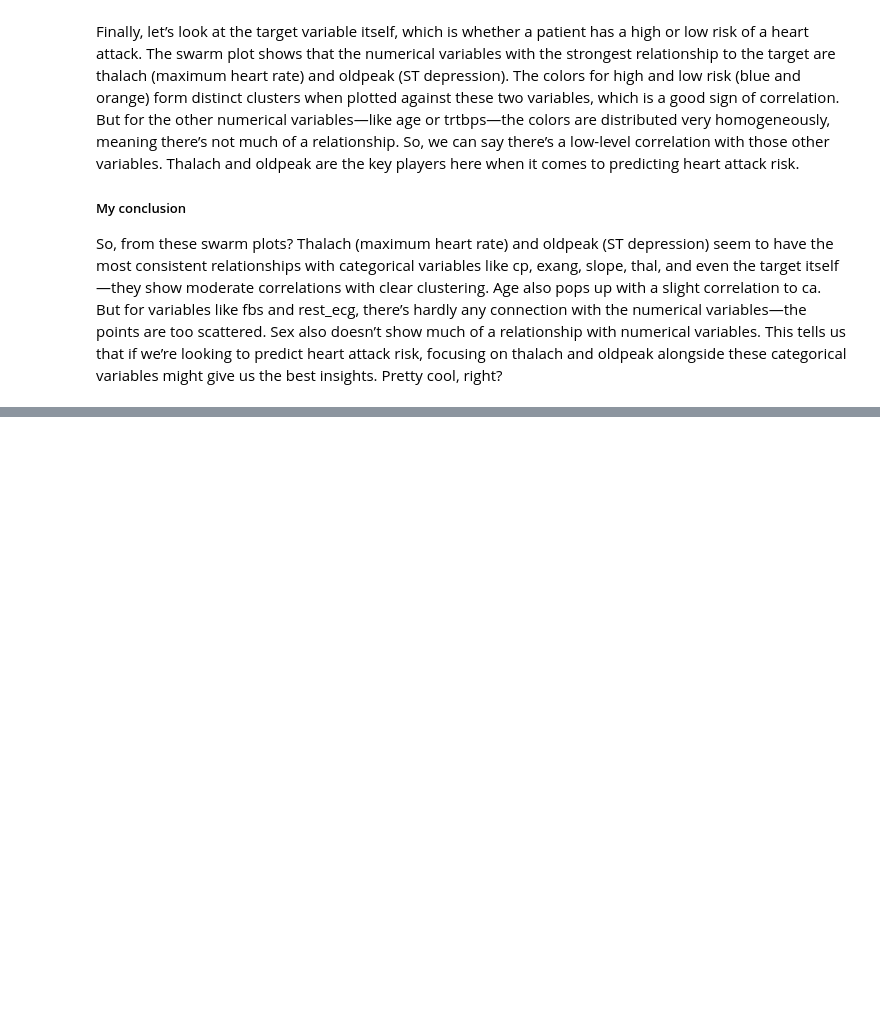
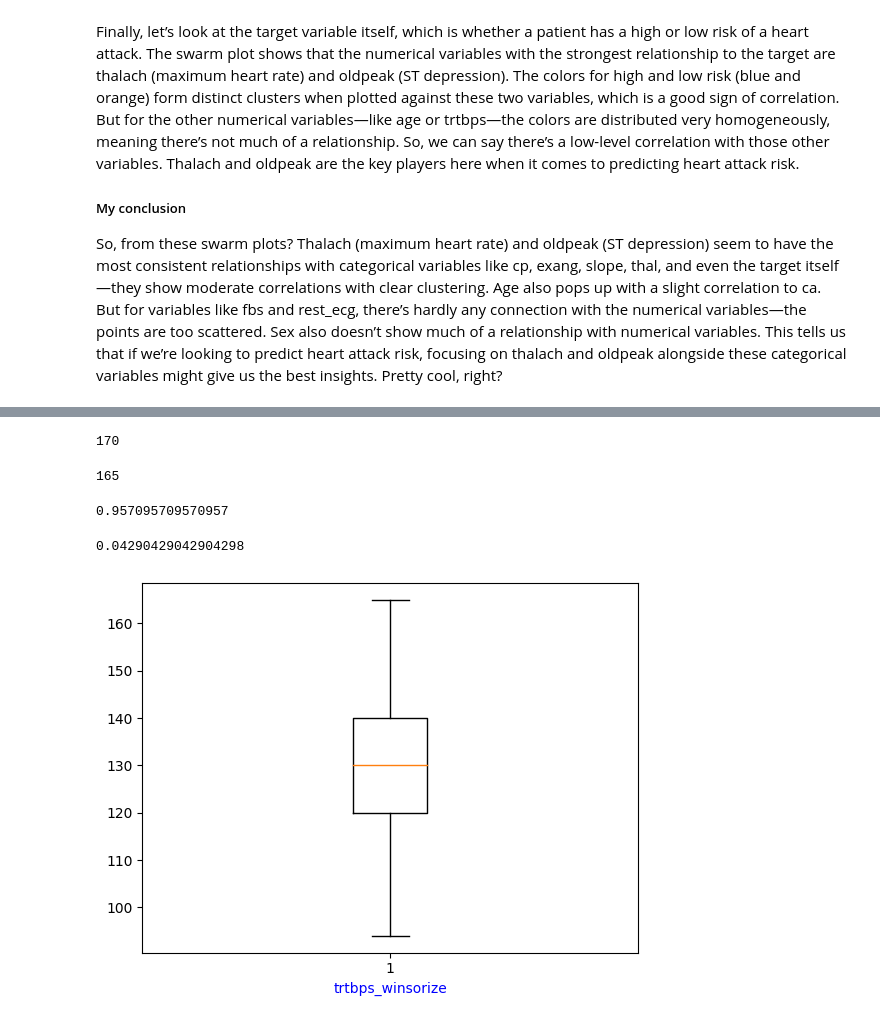
Before and after one commit to akhileshchoudary/Heart-Attack-Prediction-using-ML, a Jupyter notebook: heart-attack-prediction.ipynb, the cells around one changed output, grey strips where cells are left out. Cells and saved outputs as stored; diff of their text form; code cells hidden in the pictures; blank space fills up the shorter version.

```diff
--- a/heart-attack-prediction.ipynb
+++ b/heart-attack-prediction.ipynb
@@ -783,0 +1013,25 @@ So, from these swarm plots? Thalach (maximum heart rate) and oldpeak (ST depress
+# %%
+df[z_scores_trtbps > 2].trtbps.min()
+# %% [output]
+170
+# %%
+df[df["trtbps"] < 170].trtbps.max()
+# %% [output]
+165
+# %%
+winsorize_percentile_trtbps = (stats.percentileofscore(df["trtbps"], 165)) / 100
+print(winsorize_percentile_trtbps)
+# %% [output]
+0.957095709570957
+# %%
+1 - winsorize_percentile_trtbps
+# %% [output]
+0.04290429042904298
+# %%
+trtbps_winsorize = winsorize(df.trtbps, (0, (1 - winsorize_percentile_trtbps)))
+# %%
+plt.boxplot(trtbps_winsorize)
+plt.xlabel("trtbps_winsorize", color = "b")
+plt.show()
+# %% [output]
+[figure, added]
```
Also changed, not shown: parts of 21 cells of this notebook.
